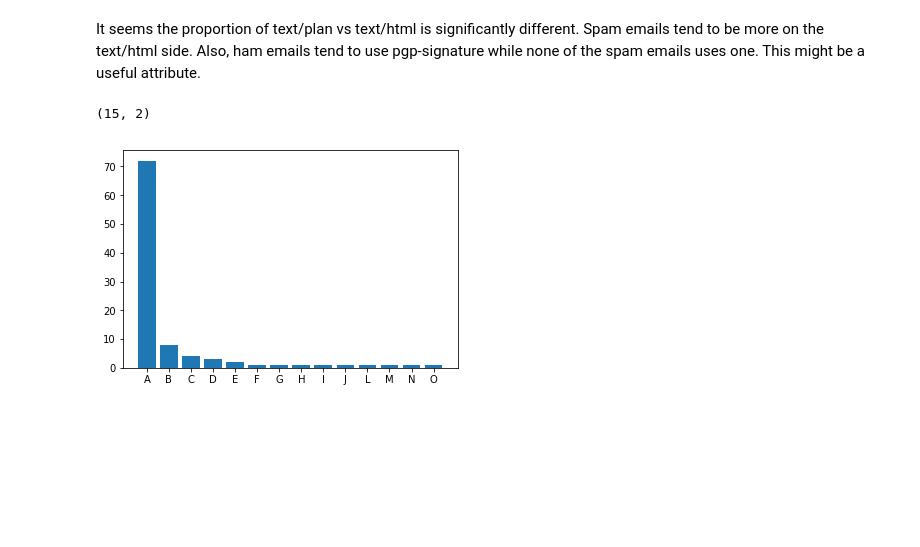
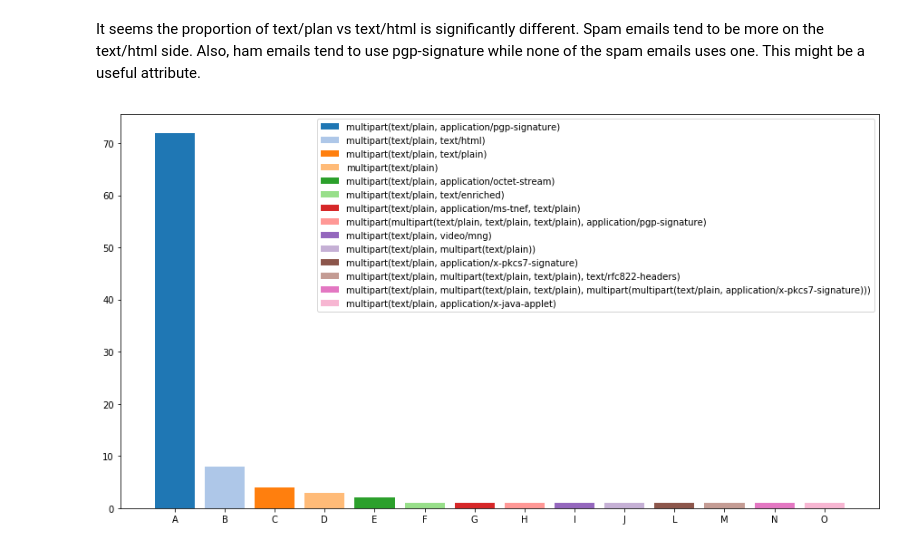
Before and after one commit to Ohtar10/ml-python, a Jupyter notebook: ch03/excercises/Spam vs Ham - Classifier.ipynb, the cells around one changed output. Cells and saved outputs as stored; diff of their text form; code cells hidden in the pictures; blank space fills up the shorter version.

```diff
--- a/ch03/excercises/Spam vs Ham - Classifier.ipynb
+++ b/ch03/excercises/Spam vs Ham - Classifier.ipynb
@@ -180,23 +180,22 @@ import numpy as np
 
 ham_structures = np.array([[pair[0], pair[1]] for pair in ham_structure_count])
 spam_structures = np.array([[pair[0], pair[1]] for pair in spam_structure_count])
-# %%
-ham_structures.shape
-# %% [output]
-(15, 2)
 # %%
 import matplotlib.pyplot as plt
 
 # Omit the first class as the proportion won't allow to see the rest
 ham_struct_types = ham_structures[1:,0]
 ham_struct_counts = ham_structures[1:,1].astype(np.int)
 
 classes = ["A", "B", "C", "D", "E", "F", "G", "H", "I", "J", "L", "M", "N", "O"]
-prop_iter = iter(plt.rcParams['axes.prop_cycle'])
+prop_iter = iter(plt.cm.tab20.colors)
 
-for t, c in zip(classes, ham_struct_counts):
-    plt.bar()
-plt.bar(classes, ham_struct_counts)
+plt.figure(figsize=(15, 8))
+legends = []
+for t, c, l in zip(classes, ham_struct_counts, ham_struct_types):
+    bar = plt.bar(t, c, color=next(prop_iter), label=l)
+    legends.append(bar)
+plt.legend(handles=legends)
 plt.show()
 # %% [output]
-[figure, old version]
+[figure, new version]
```
Also changed, not shown: parts of 3 cells of this notebook.
